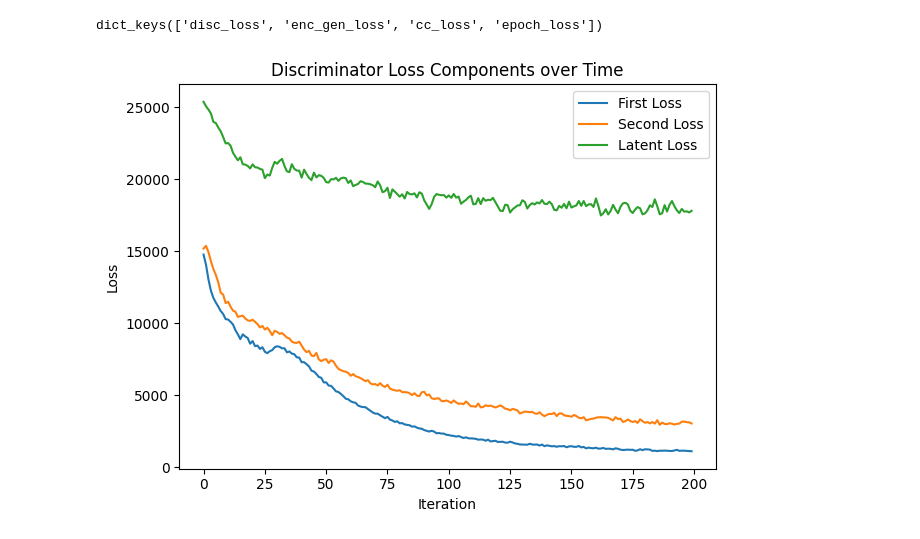
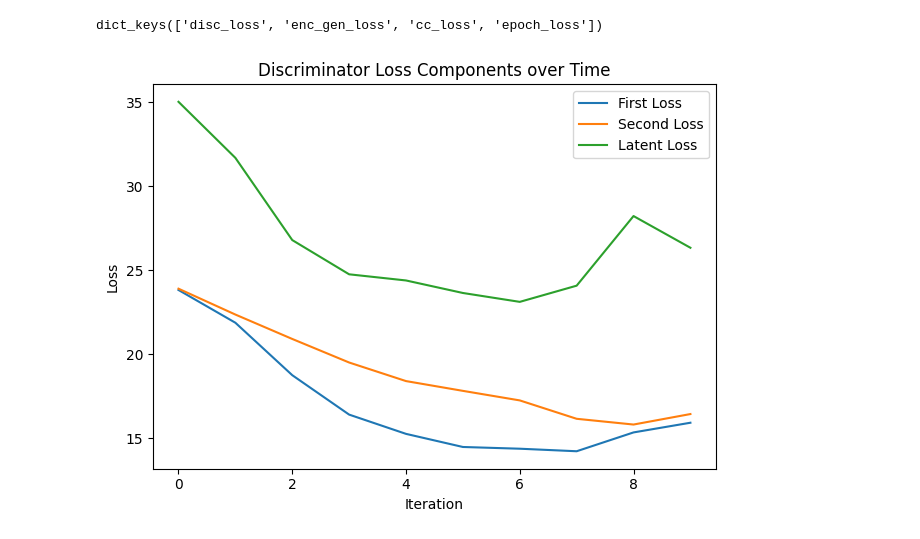
Before and after one commit to skotnkat/lstnet, a Jupyter notebook: analyze_loss.ipynb, the cells around one changed output. Saved outputs shown, nothing was run; the diff lists cells and outputs as text; code cells hidden in the pictures.

```diff
--- a/analyze_loss.ipynb
+++ b/analyze_loss.ipynb
@@ -3,5 +4,5 @@ import json
 # %%
-with open('loss_logs.json', 'r') as file:
+with open('output/loss_logs.json', 'r') as file:
     loss = json.load(file)
 # %%
 loss.keys()
@@ -41,20 +11,18 @@ for i in loss['disc_loss']:
 # %%
-import matplotlib.pyplot as plt
-
 plt.figure()  # one distinct figure
 
 # plot each component
-plt.plot(disc_loss['first_loss'],   label='First Loss')
-plt.plot(disc_loss['second_loss'],  label='Second Loss')
-plt.plot(disc_loss['latent_loss'],  label='Latent Loss')
+plt.plot(loss['disc_loss']['first_loss'],   label='First Loss')
+plt.plot(loss['disc_loss']['second_loss'],  label='Second Loss')
+plt.plot(loss['disc_loss']['latent_loss'],  label='Latent Loss')
 
 # decorate
 plt.xlabel('Iteration')
 plt.ylabel('Loss')
 plt.title('Discriminator Loss Components over Time')
 plt.legend()
 
 plt.tight_layout()
 plt.show()
 # %% [output]
-[figure, old version]
+[figure, new version]
```
Also changed, not shown: parts of 13 cells of this notebook.
